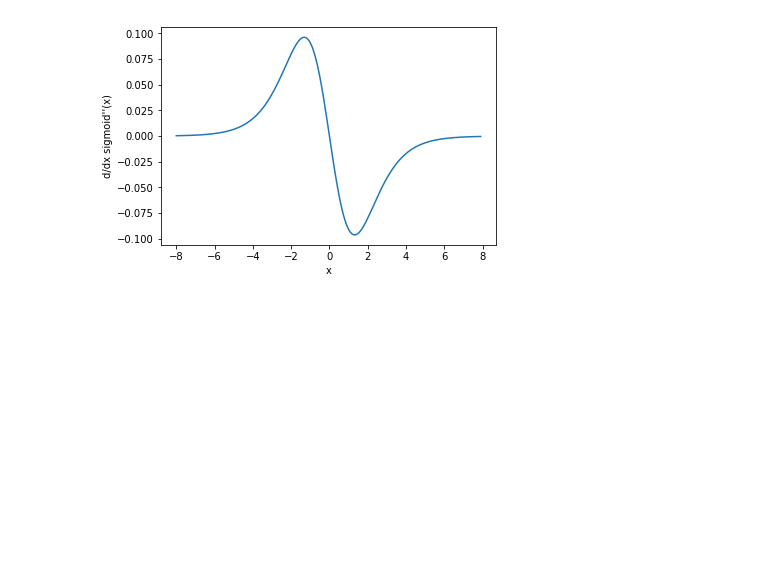
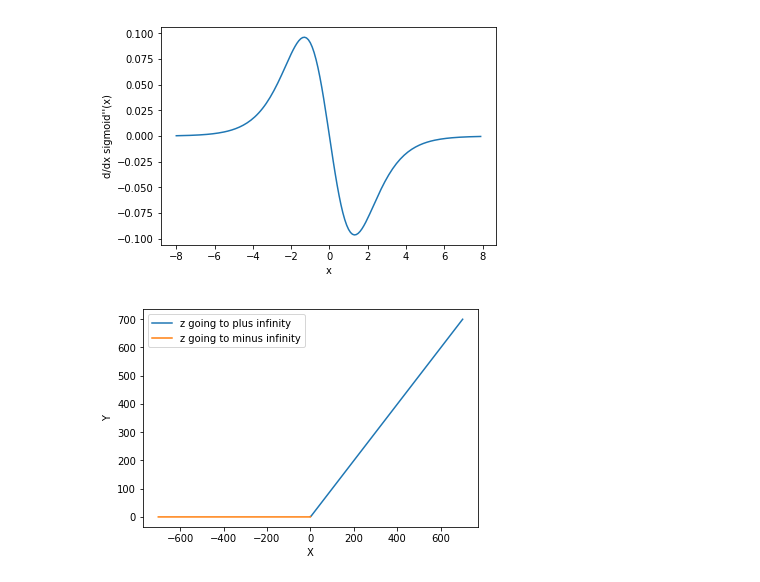
Before and after one commit to suizo12/TSM_DeLearn, a Jupyter notebook: work02/sigmoid.ipynb, the cells around one changed output. Drawn from its saved outputs; the diff is of its cells as text; code cells hidden in the pictures; blank space fills up the shorter version.

```diff
--- a/work02/sigmoid.ipynb
+++ b/work02/sigmoid.ipynb
@@ -32,3 +32,30 @@ plt.ylabel('d/dx sigmoid\'\'(x)')
 plt.show()
 # %% [output]
 [figure]
+# %%
+# Exercise 2. c) Zeta
+
+# Compute the limits with z -> +/- infinity
+# of -ln(sigma(-z)), where sigma is the sigmoid function
+
+
+def zeta(z):
+    sig = sigmoid(-z)
+    return -np.round(np.log(sig))
+# %%
+x = np.zeros((100,1))
+for n in range(0,100):
+    x[n]= n*10
+x1 = np.array([0,1,10,100,700])
+x2 = np.array([0,-1,-10,-100,-700])
+
+y1 = zeta(x1)
+y2 = zeta(x2)
+l1, = plt.plot(x1,y1)
+l2, = plt.plot(x2,y2)
+plt.legend([l1,l2],["z going to plus infinity","z going to minus infinity"])
+plt.ylabel('Y')
+plt.xlabel('X')
+plt.show()
+# %% [output]
+[figure, added]
```
Also changed, not shown: parts of 2 cells of this notebook, 18 other files.
